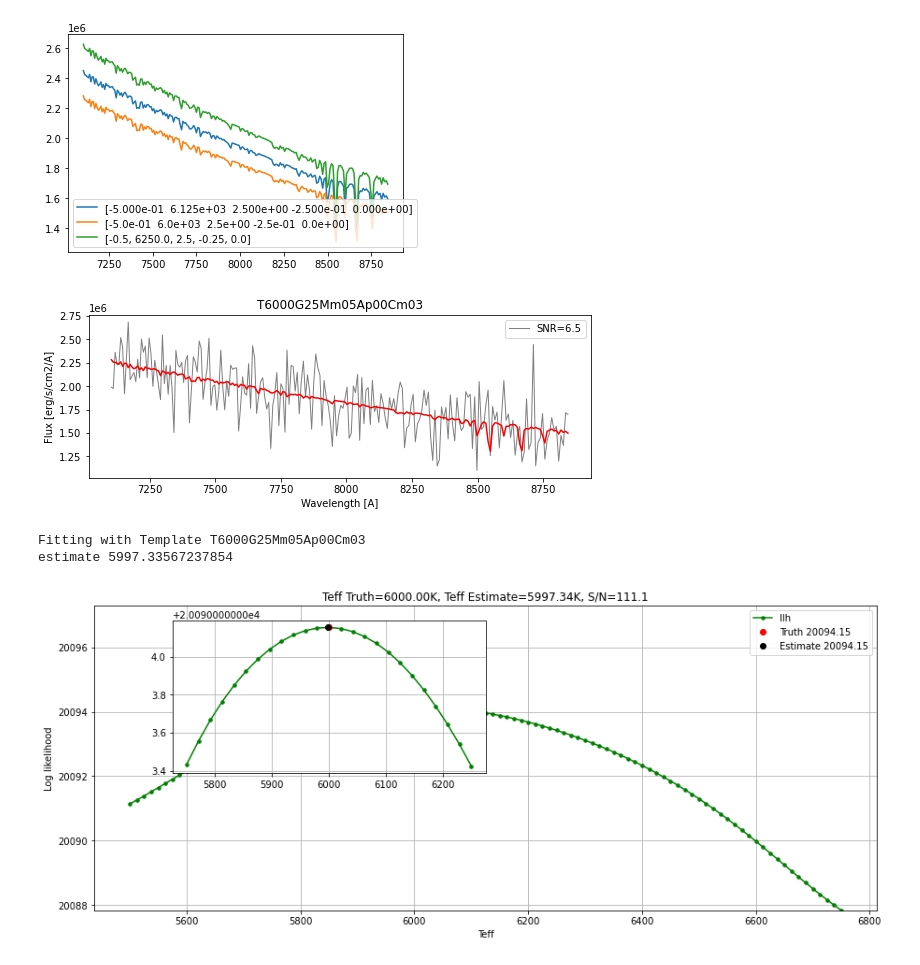
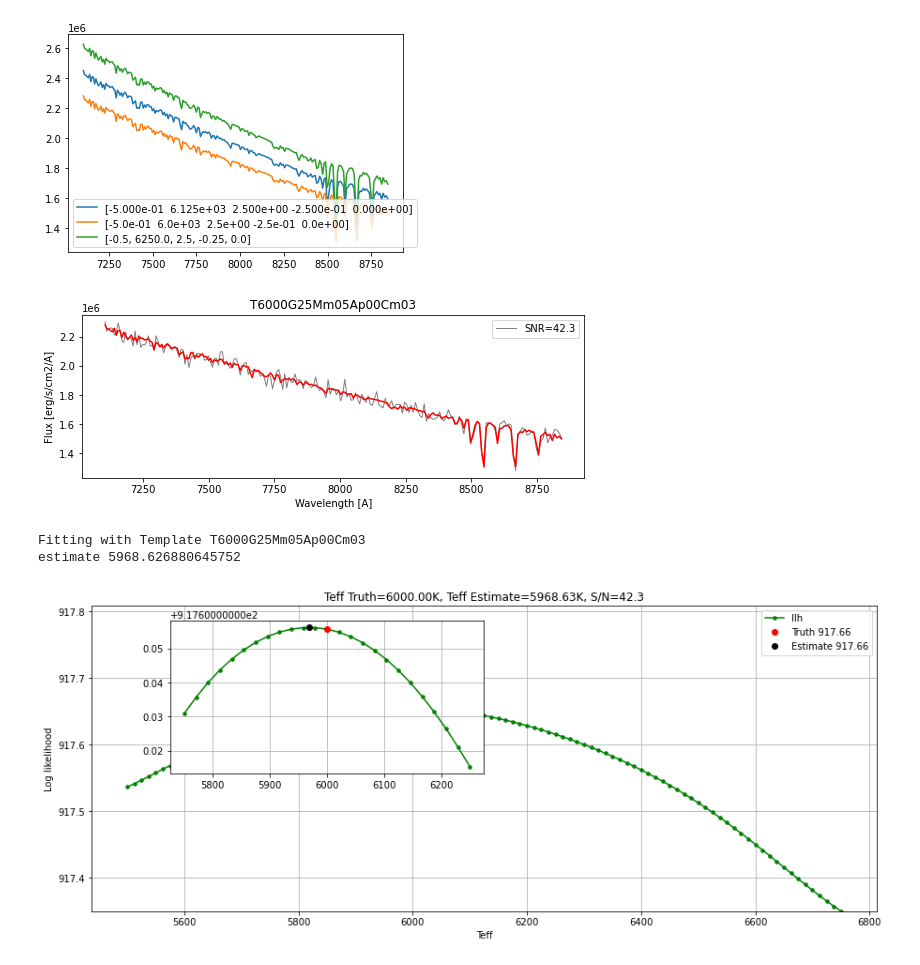
Before and after one commit to ViskaWei/PIML_v0, a Jupyter notebook: nb/test.ipynb, the cells around one changed output. Drawn from its saved outputs; the diff is of its cells as text; code cells hidden in the pictures.

```diff
--- a/nb/test.ipynb
+++ b/nb/test.ipynb
@@ -31,17 +31,17 @@ bb.test_rbf(bb.PhyMid, pmt2)
 # %% [output]
 [figure]
 # %%
-SN =10
-obsflux, obsvar = bb.make_obs_from_pmt(bb.PhyMid, SN, plot=1)
+snr =50
+obsflux, obsvar = bb.make_obs_from_pmt(bb.PhyMid, snr, plot=1)
 # %% [output]
-[figure, old version]
+[figure, new version]
 # %%
 temp_pmt = bb.PhyMid
 _=bb.LLH.eval_pmt_on_axis(temp_pmt, temp_pmt[1], obsflux, obsvar, axis="T")
 # %% [output]
 Fitting with Template T6000G25Mm05Ap00Cm03
-estimate 5997.33567237854
+estimate 5968.626880645752
-[figure, old version]
+[figure, new version]
 # %%
 _=bb.LLH.eval_pmt_on_axis(temp_pmt, temp_pmt[0], obsflux, obsvar, axis="M")
 # %% [output]
```
Also changed, not shown: parts of 6 cells of this notebook, 3 other files.
